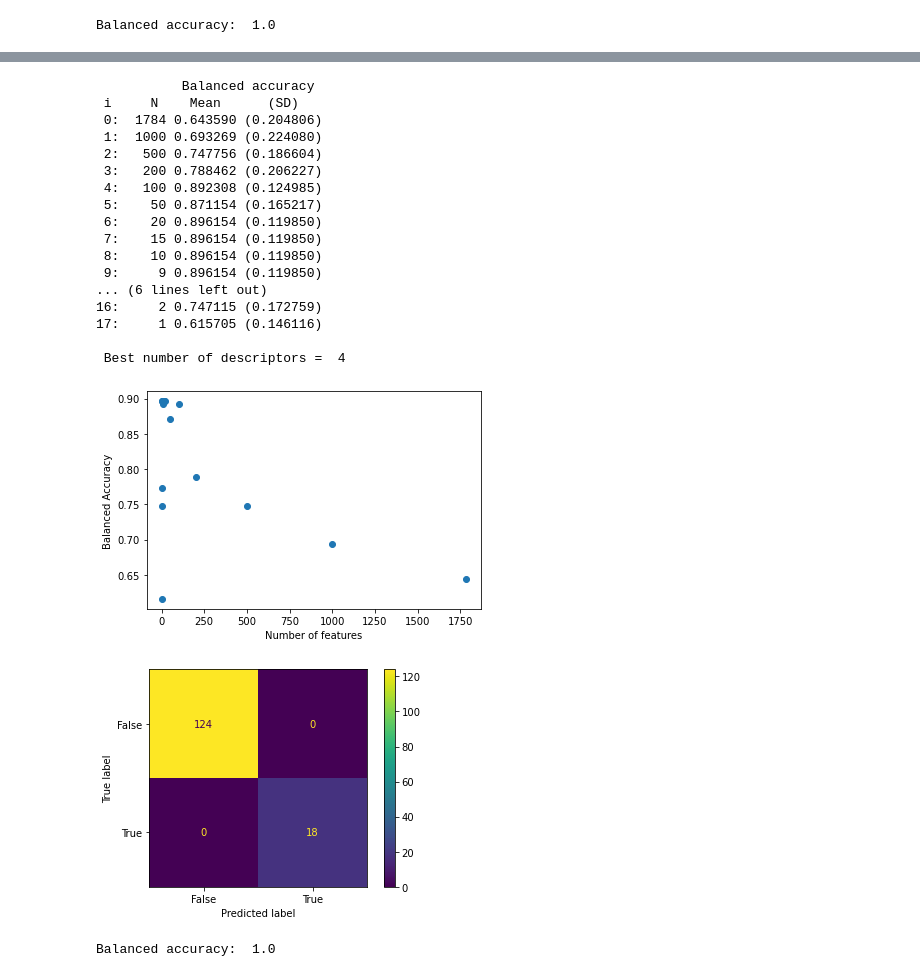
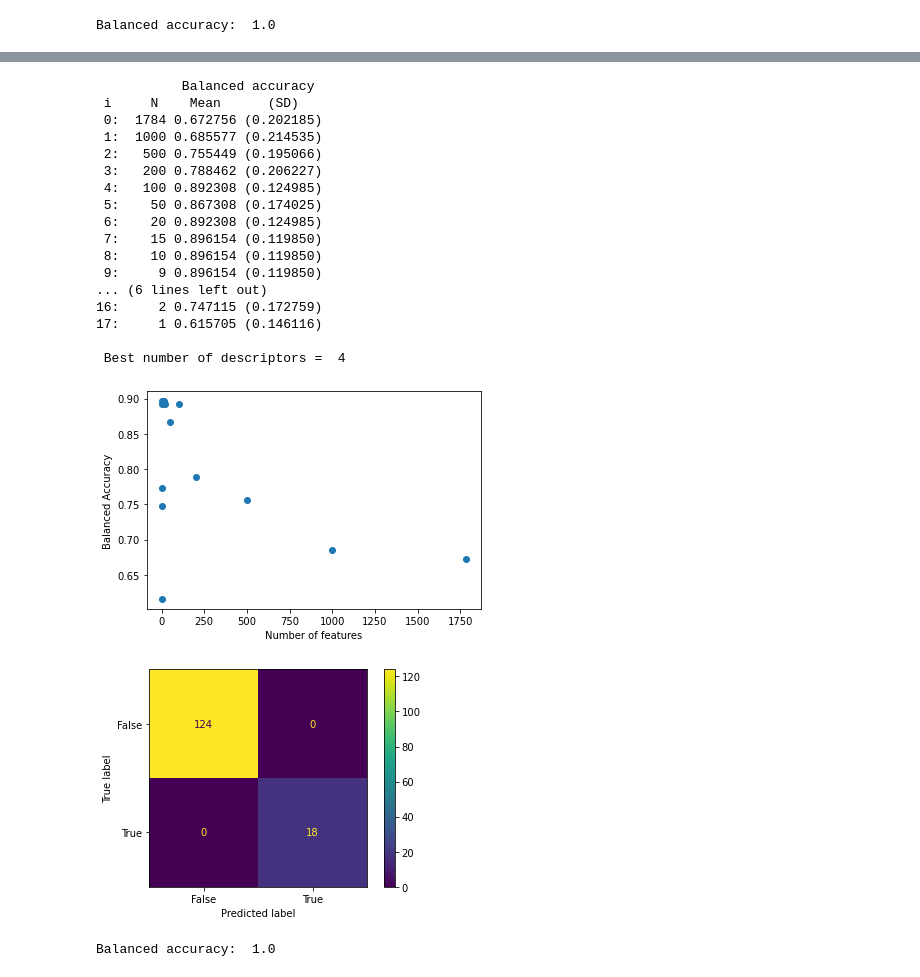
Before and after one commit to kaislaughter/Ionizable_drug_siRNA_complexation, a Jupyter notebook: 5. Initial classification analysis for siRNA complexation screening data.ipynb, the cells around one changed output, grey strips where cells are left out. Saved outputs shown, nothing was run; the diff lists cells and outputs as text; code cells hidden in the pictures.

```diff
--- a/5. Initial classification analysis for siRNA complexation screening data.ipynb
+++ b/5. Initial classification analysis for siRNA complexation screening data.ipynb
@@ -368,41 +367,41 @@ DT_scores.to_csv('Data_files/For_plotting/model1_DT_scores.csv')
 Balanced accuracy:  1.0
 # %%
 # Gradient Boosting
-clf = GradientBoostingClassifier()
+clf = GradientBoostingClassifier(random_state=0)
 
 # determine features for each number defined in N
 feat_r = multi_feat_red(clf,x,y,N,'RFE')
 
 # determine scores for each set of features
 N_best,scores,stdevs = feat_comp(clf,feat_r,x,y,len(x.columns))
 
 print('\n Best number of descriptors = ',N[N_best])
 
 # show confusion matrix for best number of descriptors
-cm_test(clf,x[feat_r[N_best]],y)
+cm_test(clf,x[feat_r[N_best+1]],y)
 
 # output scores to data file
 GB_scores = pd.DataFrame({'N':N_out,'Scores':scores,'SD':stdevs})
 GB_scores.to_csv('Data_files/For_plotting/model1_GB_scores.csv')
 # %% [output]
            Balanced accuracy
  i     N    Mean      (SD)
- 0:  1784 0.643590 (0.204806)
- 1:  1000 0.693269 (0.224080)
- 2:   500 0.747756 (0.186604)
+ 0:  1784 0.672756 (0.202185)
+ 1:  1000 0.685577 (0.214535)
+ 2:   500 0.755449 (0.195066)
  3:   200 0.788462 (0.206227)
  4:   100 0.892308 (0.124985)
- 5:    50 0.871154 (0.165217)
- 6:    20 0.896154 (0.119850)
+ 5:    50 0.867308 (0.174025)
+ 6:    20 0.892308 (0.124985)
  7:    15 0.896154 (0.119850)
  8:    10 0.896154 (0.119850)
  9:     9 0.896154 (0.119850)
 ... (6 lines left out)
 16:     2 0.747115 (0.172759)
 17:     1 0.615705 (0.146116)
 
  Best number of descriptors =  4
-[figure, old version]
+[figure, new version]
 [figure]
 Balanced accuracy:  1.0
 # %%
```
Also changed, not shown: parts of 56 cells of this notebook, 2 other files.
